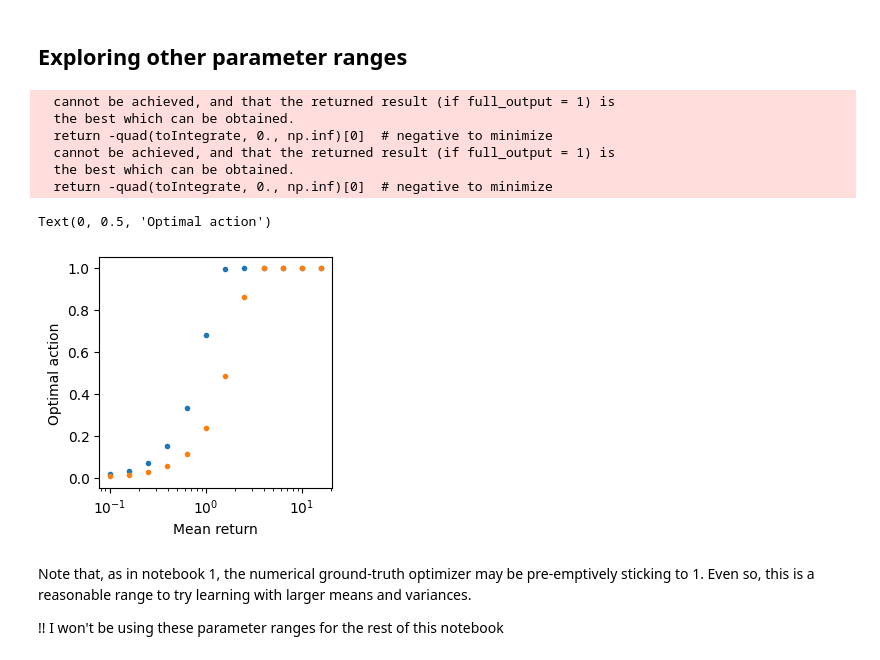
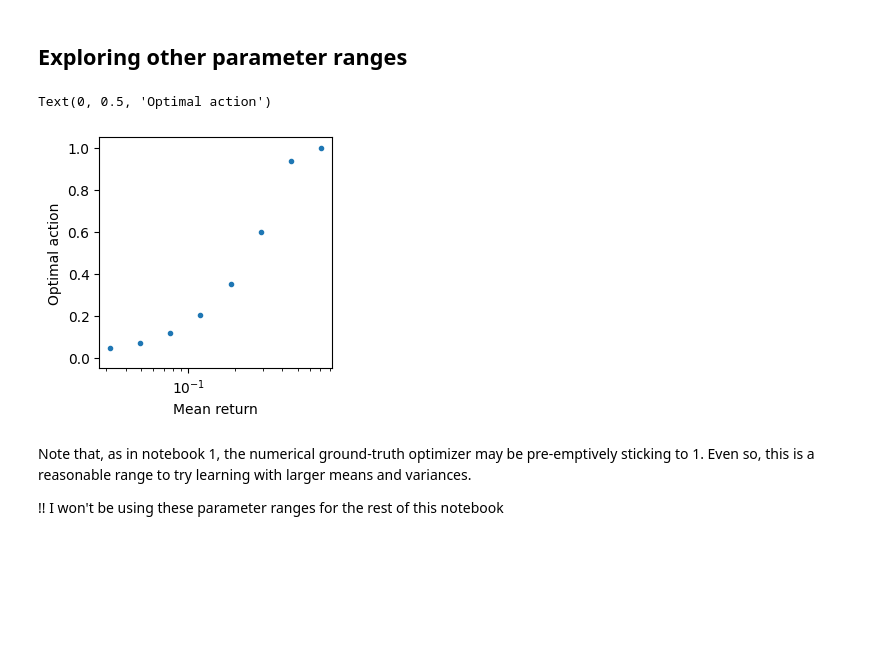
Before and after one commit to lrast/portfolioRL, a Jupyter notebook: WorkingExperiments/Experiments2-simpleLearners.ipynb, the cells around one changed output. Cells and saved outputs as stored; diff of their text form; code cells hidden in the pictures; blank space fills up the shorter version.

```diff
--- a/Experiments2-simpleLearners.ipynb
+++ b/WorkingExperiments/Experiments2-simpleLearners.ipynb
@@ -386,30 +386,24 @@ Some ideas for improvement
 # %% [markdown]
 ## Exploring other parameter ranges
 # %%
-mus = np.logspace(-1, 1.2, 12)
+mus = np.logspace(-1.5, -0.15, 8)
 actions_sqrt = []
 actions_log = []
 
 figsize(3,3)
 
 for mu in mus:
-    actions_sqrt.append( findBestAction_determ(mu, 1.8, 1., np.sqrt).x[0] )
-    actions_log.append( findBestAction_determ(mu, 1.8, 1., np.log).x[0] )
+    actions_sqrt.append( findBestAction_determ(mu, 1.0, 1., np.sqrt).x[0] )
+    #actions_log.append( findBestAction_determ(mu, 1.0, 1., np.log).x[0] )
 
 plt.semilogx(mus, actions_sqrt, '.')
-plt.semilogx(mus, actions_log, '.')
+#plt.semilogx(mus, actions_log, '.')
 plt.ylim([-0.05, 1.05])
 plt.xlabel('Mean return')
 plt.ylabel('Optimal action')
 # %% [output]
-  cannot be achieved, and that the returned result (if full_output = 1) is
-  the best which can be obtained.
-  return -quad(toIntegrate, 0., np.inf)[0]  # negative to minimize
-  cannot be achieved, and that the returned result (if full_output = 1) is
-  the best which can be obtained.
-  return -quad(toIntegrate, 0., np.inf)[0]  # negative to minimize
+Text(0, 0.5, 'Optimal action')
-Text(0, 0.5, 'Optimal action')
-[figure, old version]
+[figure, new version]
 # %% [markdown]
 Note that, as in notebook 1, the numerical ground-truth optimizer may be pre-emptively sticking to 1. Even so, this is a reasonable range to try learning with larger means and variances.
 
```
Also changed, not shown: 12 other files.
